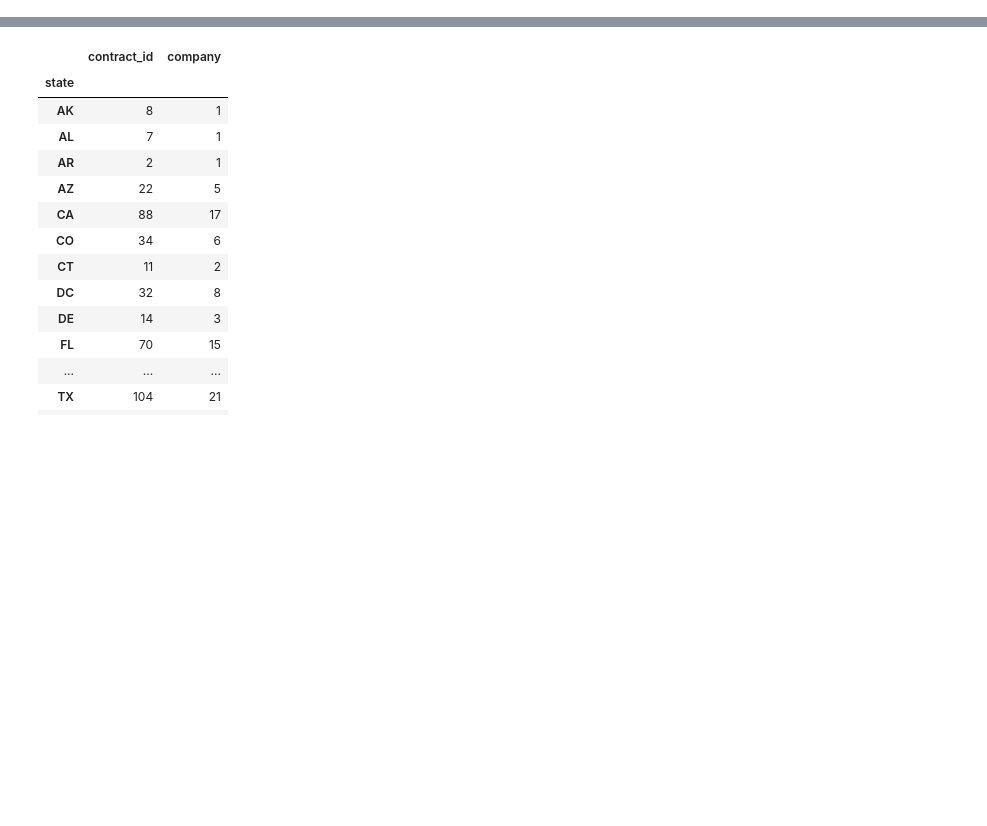
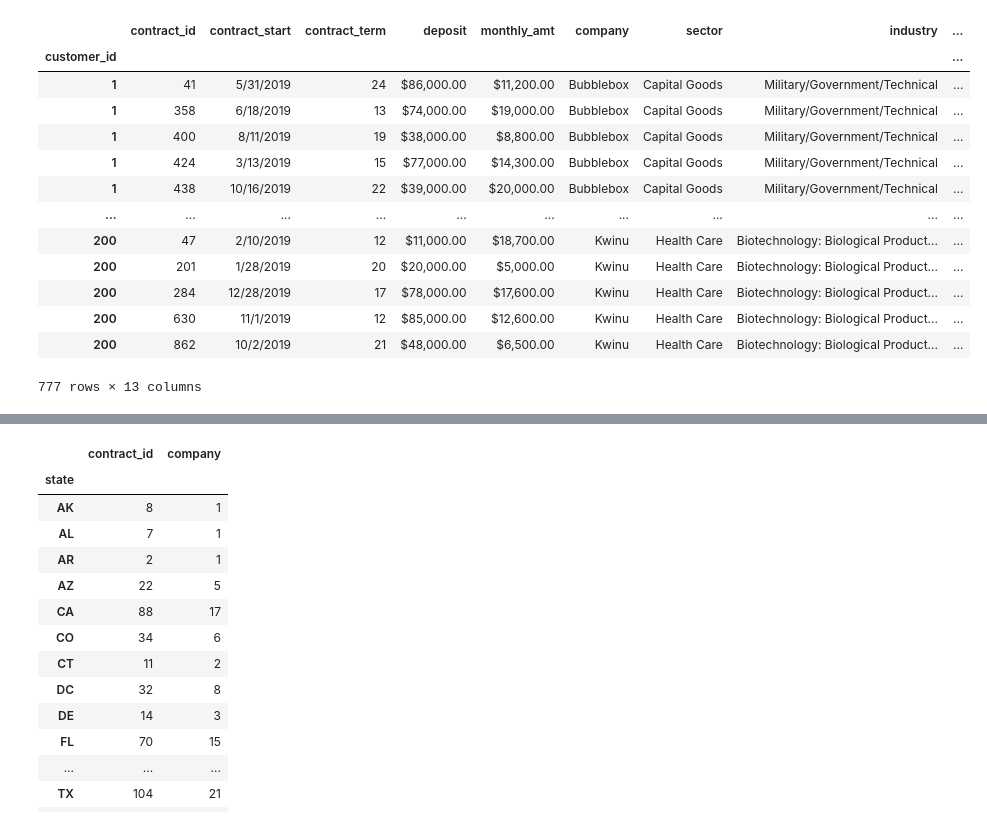
Before and after one commit to sg1180/jupyter_notebooks, a Jupyter notebook: consulting_analysis/notebooks/ind_project.ipynb, the cells around one changed output, grey strips where cells are left out. Saved outputs shown, nothing was run; the diff lists cells and outputs as text; code cells hidden in the pictures; blank space fills up the shorter version.

```diff
--- a/consulting_analysis/notebooks/ind_project.ipynb
+++ b/consulting_analysis/notebooks/ind_project.ipynb
@@ -76,0 +82,18 @@ df.head(25)
+# %%
+# filter
+df.loc[df['contract_term'] > 5]
+# %% [output]
+|  | contract_id | contract_start | contract_term | deposit | monthly_amt | company | sector | industry | ... |
+| customer_id |  |  |  |  |  |  |  |  | ... |
+| 1 | 41 | 5/31/2019 | 24 | $86,000.00 | $11,200.00 | Bubblebox | Capital Goods | Military/Government/Technical | ... |
+| 1 | 358 | 6/18/2019 | 13 | $74,000.00 | $19,000.00 | Bubblebox | Capital Goods | Military/Government/Technical | ... |
+| 1 | 400 | 8/11/2019 | 19 | $38,000.00 | $8,800.00 | Bubblebox | Capital Goods | Military/Government/Technical | ... |
+| 1 | 424 | 3/13/2019 | 15 | $77,000.00 | $14,300.00 | Bubblebox | Capital Goods | Military/Government/Technical | ... |
+| 1 | 438 | 10/16/2019 | 22 | $39,000.00 | $20,000.00 | Bubblebox | Capital Goods | Military/Government/Technical | ... |
+| ... | ... | ... | ... | ... | ... | ... | ... | ... | ... |
+| 200 | 47 | 2/10/2019 | 12 | $11,000.00 | $18,700.00 | Kwinu | Health Care | Biotechnology: Biological Product... | ... |
+| 200 | 201 | 1/28/2019 | 20 | $20,000.00 | $5,000.00 | Kwinu | Health Care | Biotechnology: Biological Product... | ... |
+| 200 | 284 | 12/28/2019 | 17 | $78,000.00 | $17,600.00 | Kwinu | Health Care | Biotechnology: Biological Product... | ... |
+| 200 | 630 | 11/1/2019 | 12 | $85,000.00 | $12,600.00 | Kwinu | Health Care | Biotechnology: Biological Product... | ... |
+| 200 | 862 | 10/2/2019 | 21 | $48,000.00 | $6,500.00 | Kwinu | Health Care | Biotechnology: Biological Product... | ... |
+777 rows × 13 columns
```
Also changed, not shown: parts of 18 cells of this notebook.
